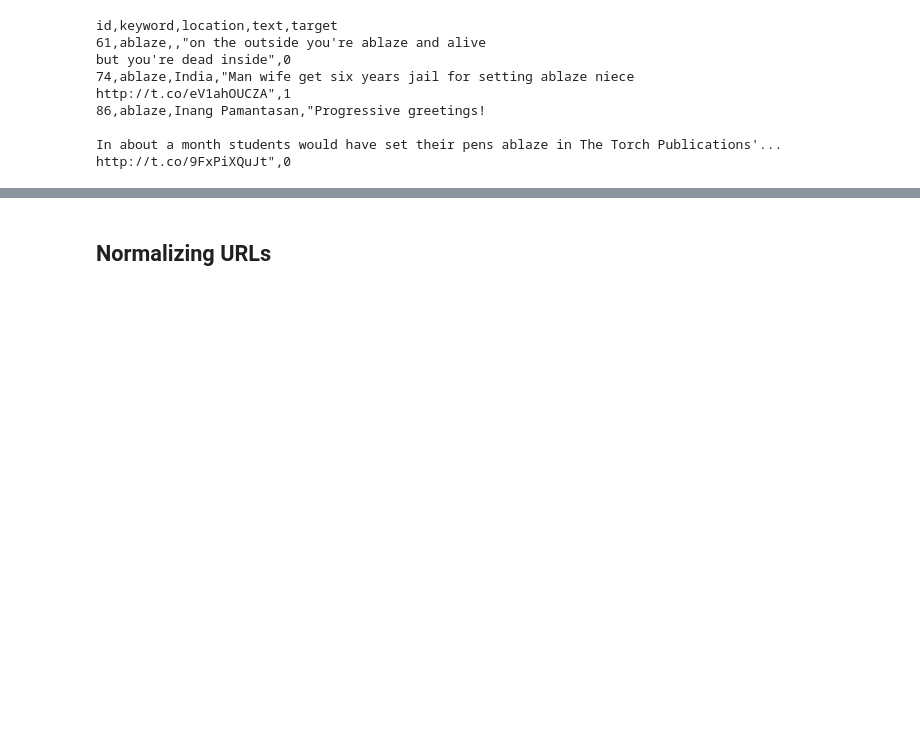
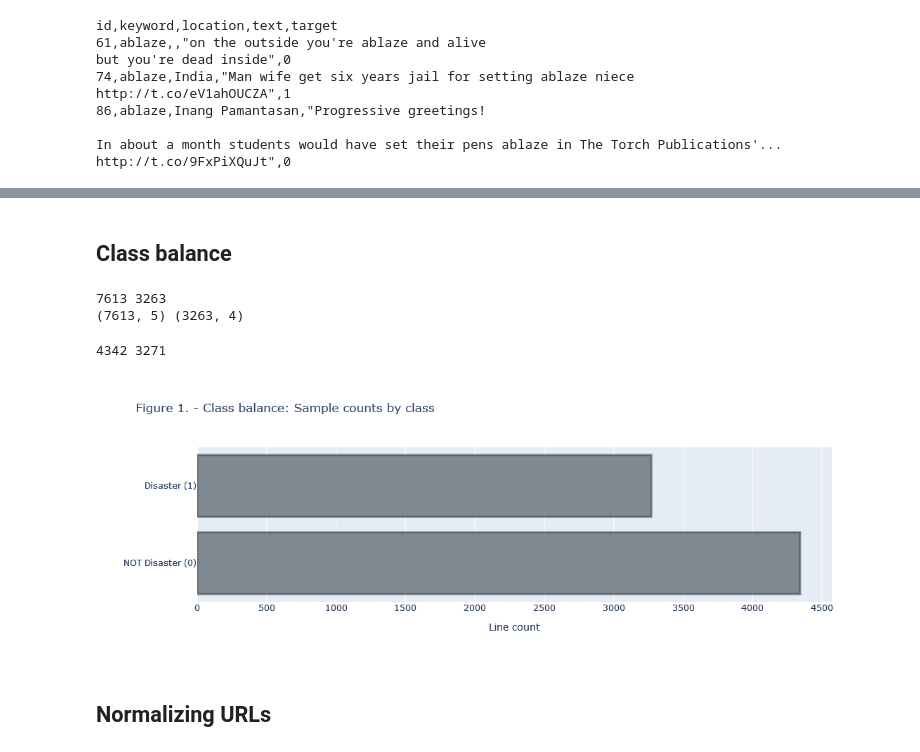
Before and after one commit to MichaelSzczepaniak/llmamd, a Jupyter notebook: preproc_disaster.ipynb, the cells around one changed output, grey strips where cells are left out. Drawn from its saved outputs; the diff is of its cells as text; code cells hidden in the pictures; blank space fills up the shorter version.

```diff
--- a/preproc_disaster.ipynb
+++ b/preproc_disaster.ipynb
@@ -164,3 +295,50 @@ id,keyword,location,text,target
+# %% [markdown]
+## Class balance
+# %%
+# with open("./data/test_clean_v01.csv", encoding="utf8", errors='ignore') as f:
+#     v01_test_lines = f.readlines()
+
+total_train_samples = df_train.shape[0]
+total_test__samples = df_test.shape[0]
+print(total_train_samples, total_test__samples)  # 7613 3263
+print(df_train.shape, df_test.shape)
+# %% [output]
+7613 3263
+(7613, 5) (3263, 4)
+# %%
+class1_train_samples = df_train['target'].sum()
+class0_train_samples = total_train_samples - class1_train_samples
+print(class0_train_samples, class1_train_samples)  # 4342 3271, a little class 0 heavy...
+# %% [output]
+4342 3271
+# %%
+fig_class_balance = go.Figure()
+fig_class_balance.add_trace(
+    go.Bar(
+        y = ['NOT Disaster (0)', 'Disaster (1)'],
+        x = [4342, 3271],
+        name = 'Training data',
+        orientation = 'h',
+        marker=dict(
+            color='rgba(58, 71, 80, 0.6)',
+            line=dict(color='rgba(58, 71, 80, 0.6)', width=3)
+        )
+    )
+)
+fig_class_balance.update_layout(title='Figure 1. - Class balance: Sample counts by class',
+                                xaxis_title='Line count',
+                                yaxis_title='',
+                                legend=dict(yanchor="top",
+                                            y=0.99,
+                                            xanchor="left",
+                                            x=0.80),
+                                 autosize=False,
+                                 width=900,
+                                 height=400)
+
+fig_class_balance.show()
+# %% [output]
+[figure, added]
 # %% [markdown]
 ## Normalizing URLs
 # %%
```
Also changed, not shown: parts of 22 cells of this notebook, 1 other file.
